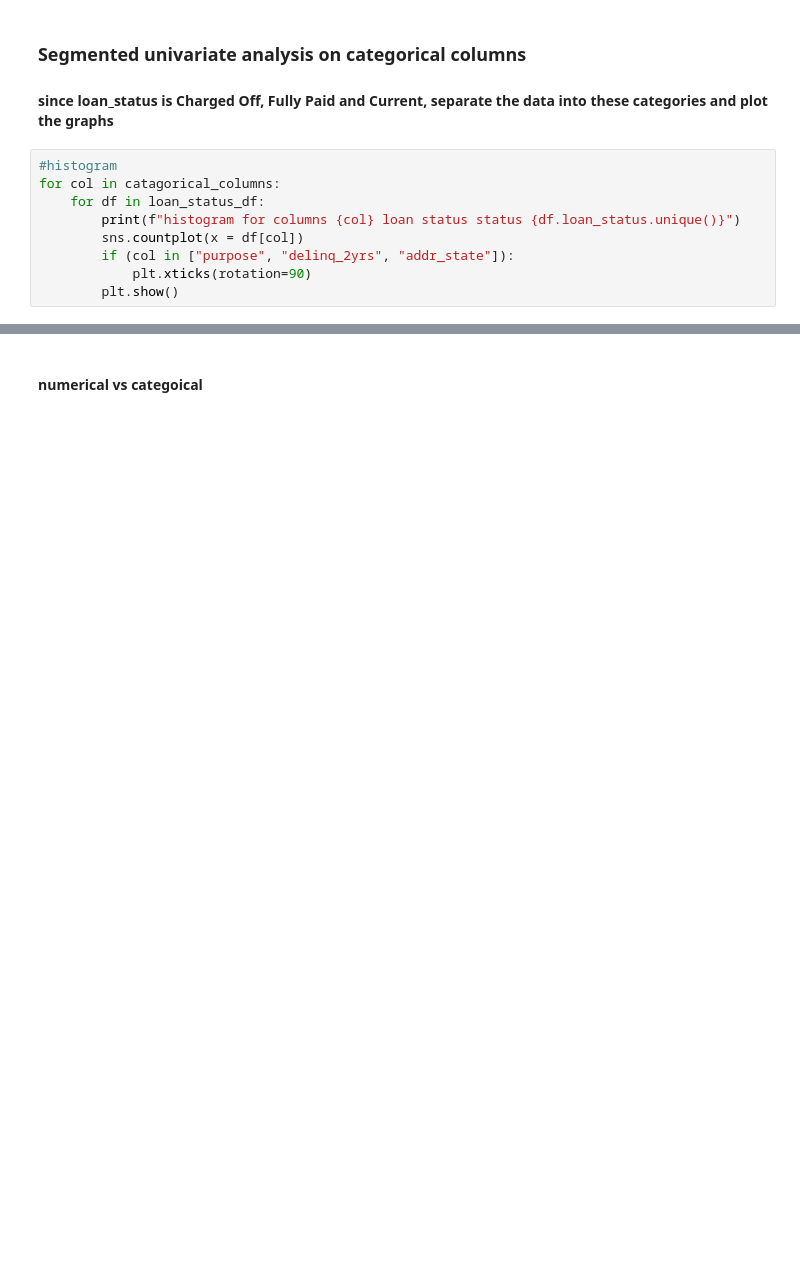
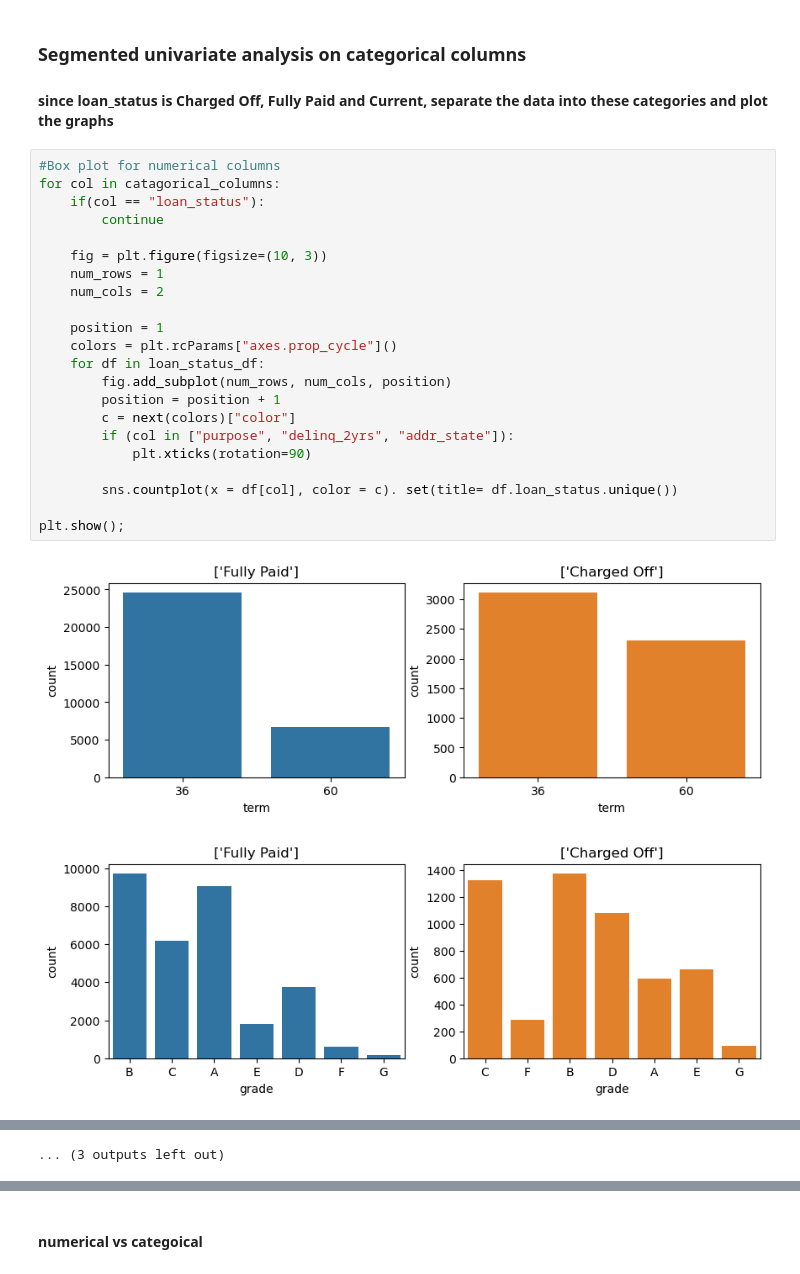
Before and after one commit to mannam-sriram/Lending-Cube-case-study, a Jupyter notebook: Lending Case Study_sriram.ipynb, the cells around one changed output, grey strips where cells are left out. Drawn from its saved outputs; the diff is of its cells as text; blank space fills up the shorter version.

```diff
--- a/Lending Case Study_sriram.ipynb
+++ b/Lending Case Study_sriram.ipynb
@@ -618,12 +710,28 @@ for col in catagorical_columns:
 # %% [markdown]
 ### Segmented univariate analysis on categorical columns
 #### since loan_status is Charged Off, Fully Paid and Current, separate the data into these categories and plot the graphs
-# %%
-#histogram
-for col in catagorical_columns:
-    for df in loan_status_df:
-        print(f"histogram for columns {col} loan status status {df.loan_status.unique()}")
-        sns.countplot(x = df[col])
-        if (col in ["purpose", "delinq_2yrs", "addr_state"]):
-            plt.xticks(rotation=90)
-        plt.show()
+# %%
+#Box plot for numerical columns
+for col in catagorical_columns:
+    if(col == "loan_status"):
+        continue
+
+    fig = plt.figure(figsize=(10, 3))
+    num_rows = 1
+    num_cols = 2
+
+    position = 1
+    colors = plt.rcParams["axes.prop_cycle"]()
+    for df in loan_status_df:
+        fig.add_subplot(num_rows, num_cols, position)
+        position = position + 1
+        c = next(colors)["color"]
+        if (col in ["purpose", "delinq_2yrs", "addr_state"]):
+            plt.xticks(rotation=90)
+
+        sns.countplot(x = df[col], color = c). set(title= df.loan_status.unique())
+
+plt.show();
+# %% [output]
+[figure, added]
+[figure, added]
@@ -629,0 +748 @@ for col in catagorical_columns:
+... (3 outputs left out)
```
Also changed, not shown: parts of 69 cells of this notebook.
